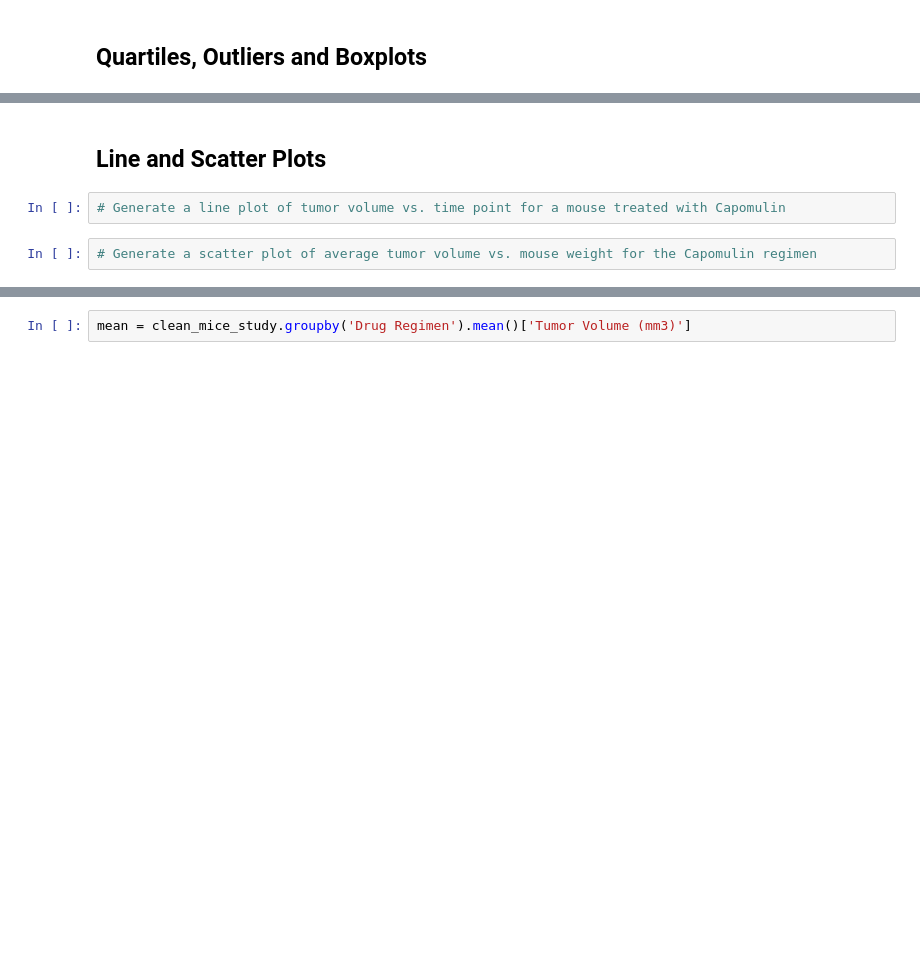
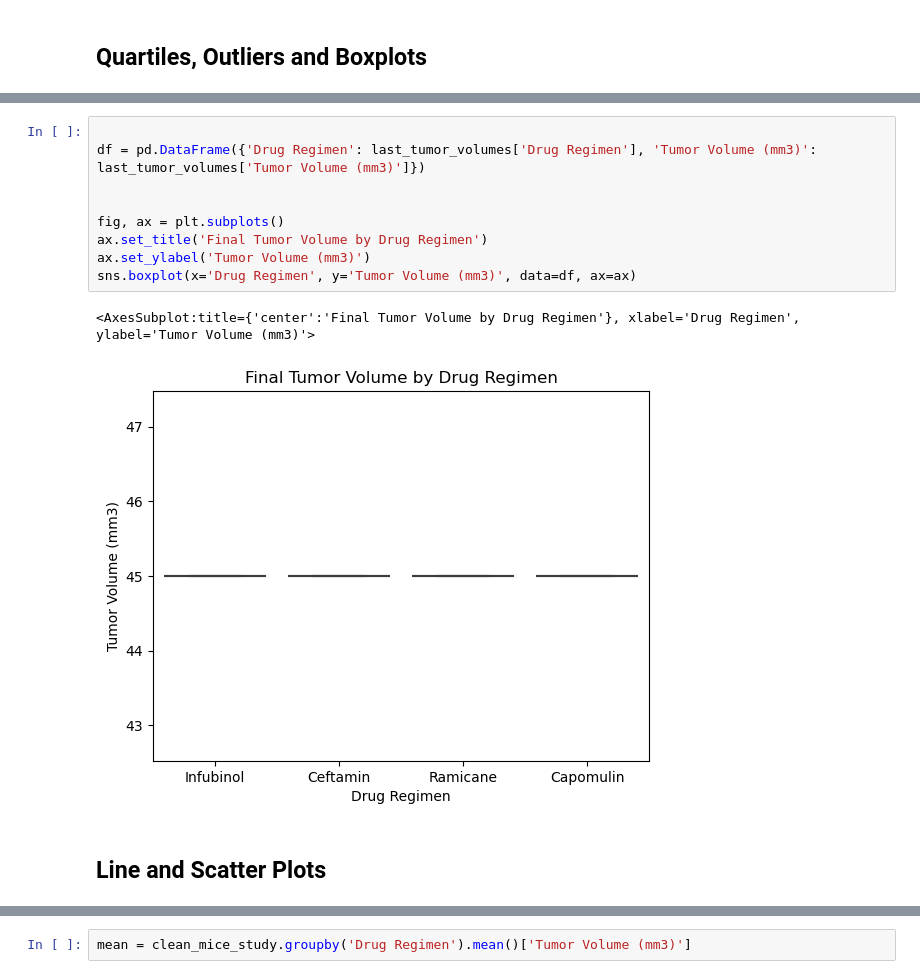
Before and after one commit to shercarson/Pymaceuticals-Inc, a Jupyter notebook: pymaceuticals_starter.ipynb, the cells around one changed output, grey strips where cells are left out. Drawn from its saved outputs; the diff is of its cells as text; blank space fills up the shorter version.

```diff
--- a/pymaceuticals_starter.ipynb
+++ b/pymaceuticals_starter.ipynb
@@ -231,6 +307,14 @@ counts.plot.pie(autopct='%1.1f%%')
+# %%
+
+df = pd.DataFrame({'Drug Regimen': last_tumor_volumes['Drug Regimen'], 'Tumor Volume (mm3)': last_tumor_volumes['Tumor Volume (mm3)']})
+
+
+fig, ax = plt.subplots()
+ax.set_title('Final Tumor Volume by Drug Regimen')
+ax.set_ylabel('Tumor Volume (mm3)')
+sns.boxplot(x='Drug Regimen', y='Tumor Volume (mm3)', data=df, ax=ax)
+# %% [output]
+<AxesSubplot:title={'center':'Final Tumor Volume by Drug Regimen'}, xlabel='Drug Regimen', ylabel='Tumor Volume (mm3)'>
+[figure, added]
 # %% [markdown]
 ## Line and Scatter Plots
-# %%
-# Generate a line plot of tumor volume vs. time point for a mouse treated with Capomulin
-# %%
-# Generate a scatter plot of average tumor volume vs. mouse weight for the Capomulin regimen
```
Also changed, not shown: parts of 10 cells of this notebook.
